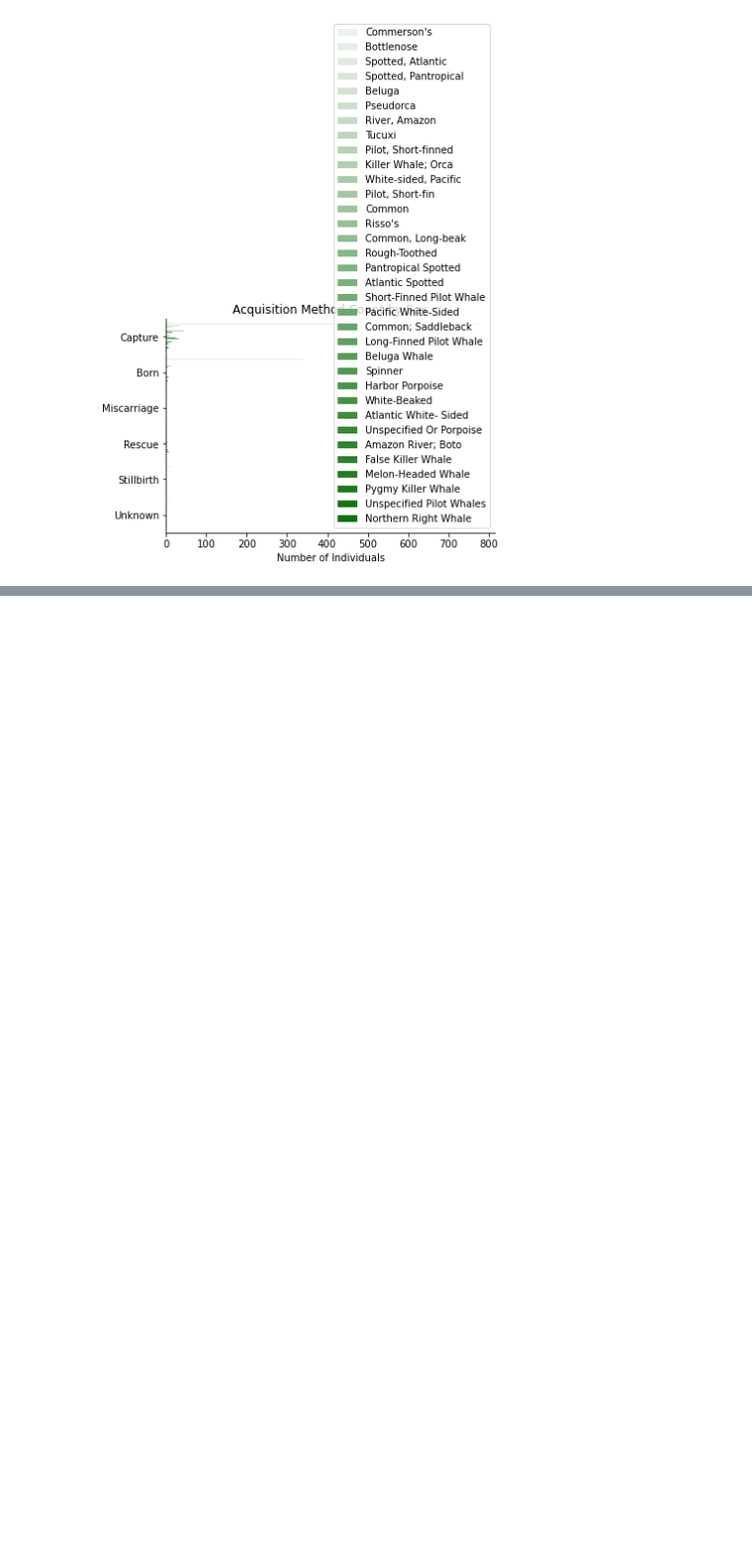
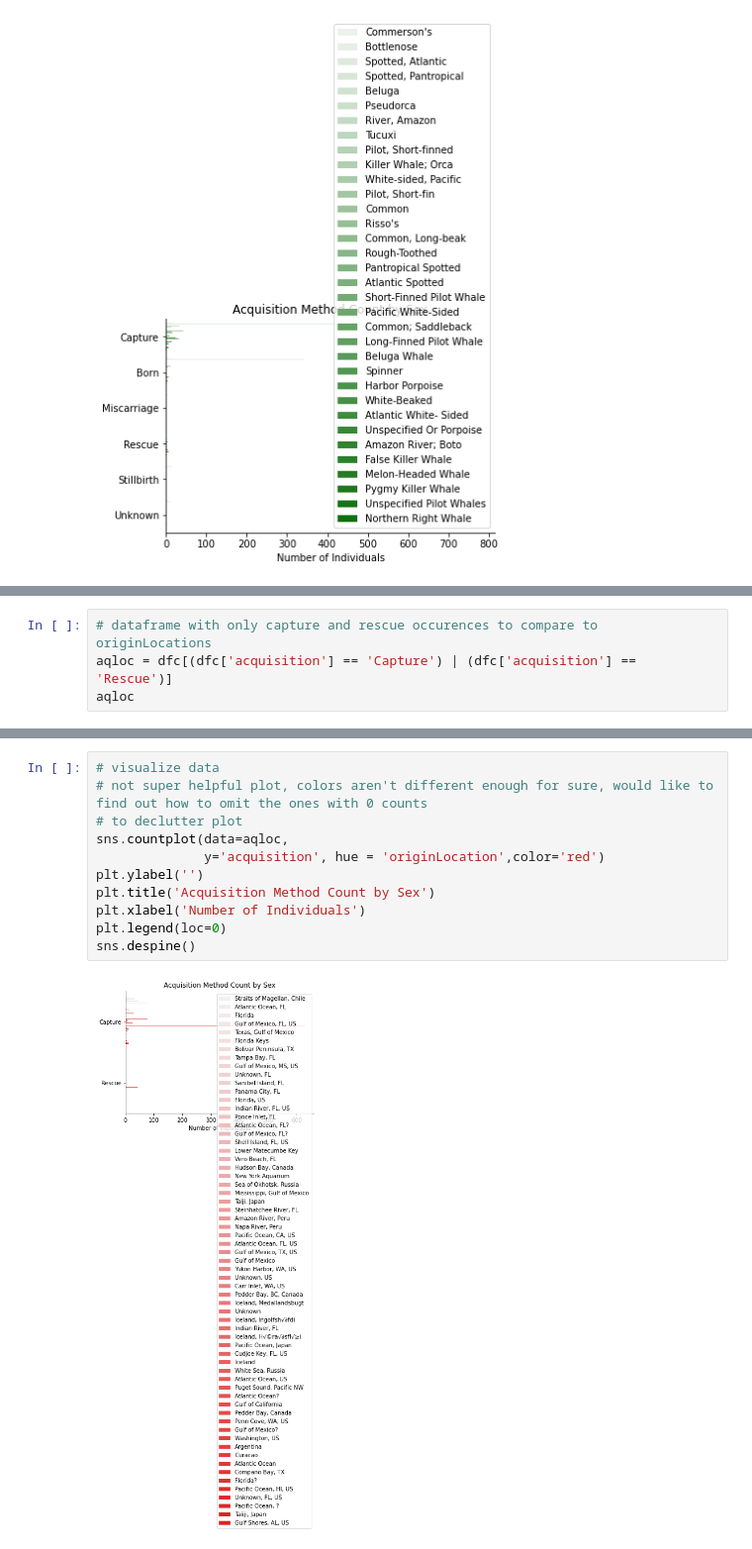
Before and after one commit to data301-2021-summer2/project-group17-project, a Jupyter notebook: analysis/EDA.ipynb, the cells around one changed output, grey strips where cells are left out. Shown at 99% size. Drawn from its saved outputs; the diff is of its cells as text; blank space fills up the shorter version.

Commit message:
EDA adding some graphs

```diff
--- a/analysis/EDA.ipynb
+++ b/analysis/EDA.ipynb
@@ -389,0 +396,4 @@ sns.despine()
+# %%
+# dataframe with only capture and rescue occurences to compare to originLocations
+aqloc = dfc[(dfc['acquisition'] == 'Capture') | (dfc['acquisition'] == 'Rescue')]
+aqloc
@@ -389,0 +414,13 @@ sns.despine()
+# %%
+# visualize data
+# not super helpful plot, colors aren't different enough for sure, would like to find out how to omit the ones with 0 counts
+# to declutter plot
+sns.countplot(data=aqloc,
+              y='acquisition', hue = 'originLocation',color='red')
+plt.ylabel('')
+plt.title('Acquisition Method Count by Sex')
+plt.xlabel('Number of Individuals')
+plt.legend(loc=0)
+sns.despine()
+# %% [output]
+[figure, added]
```
Also changed, not shown: parts of 3 cells of this notebook.
